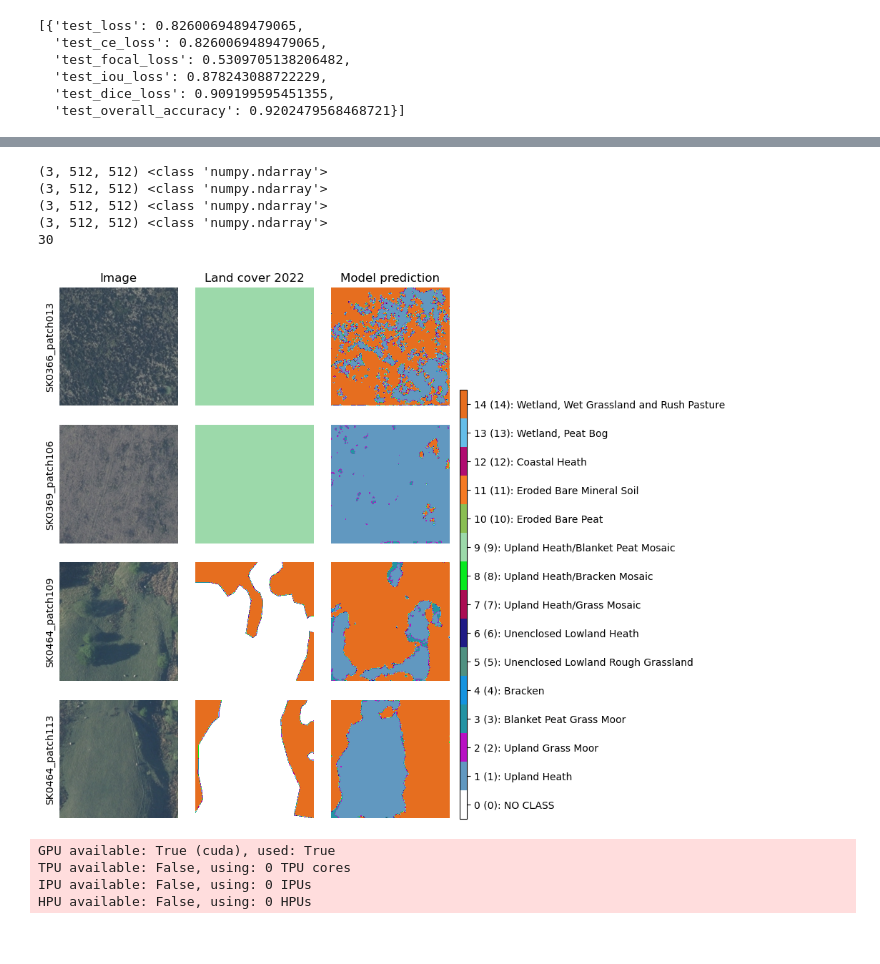
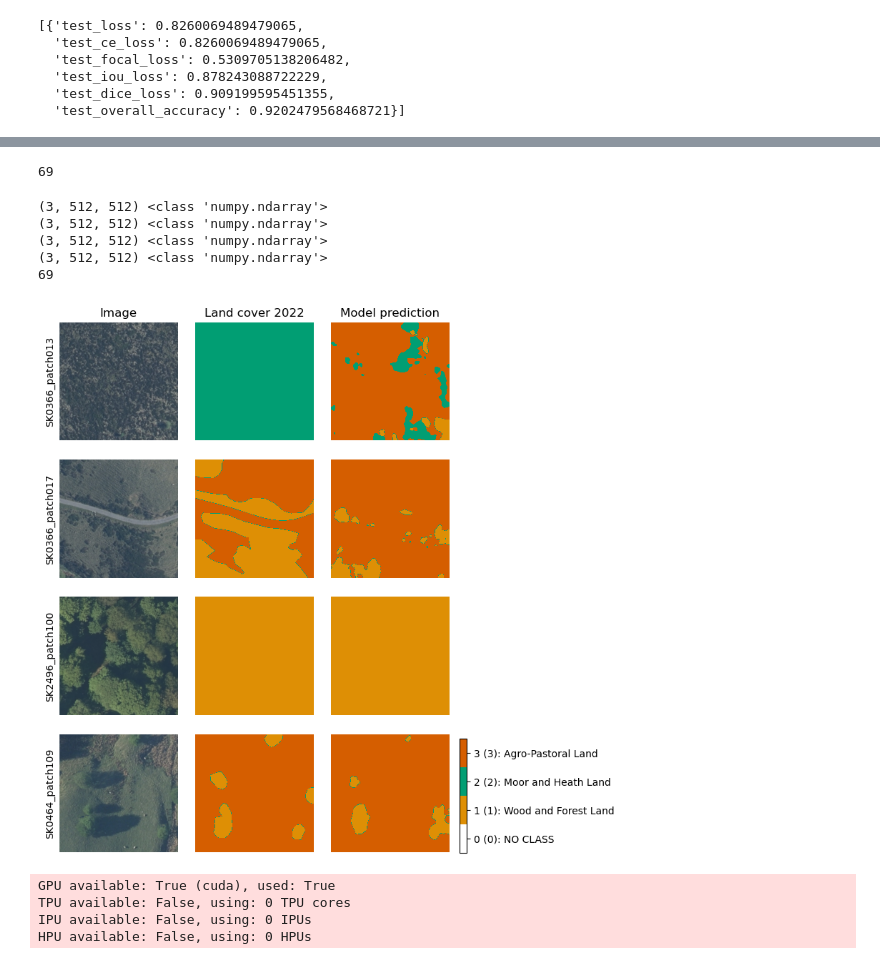
Before and after one commit to pdnpa/cnn-land-cover, a Jupyter notebook: notebooks/Evaluate trained network.ipynb, the cells around one changed output, grey strips where cells are left out. Drawn from its saved outputs; the diff is of its cells as text; code cells hidden in the pictures.

```diff
--- a/notebooks/Evaluate trained network.ipynb
+++ b/notebooks/Evaluate trained network.ipynb
@@ -97,0 +96,2 @@ Instance LCU_2023-03-21-1844 of LandCoverUNet class
+# %%
+LCU.dict_training_details['tile_patch_train_test_split_dict_path'] =
@@ -106,7 +108,8 @@ mask_suffix_test_ds = '_lc_2022_detailed_mask.npy'
 path_mapping_dict='/home/tplas/repos/cnn-land-cover/content/label_mapping_dicts/label_mapping_dict__main_categories_F3inDE_noFGH__2023-03-17-0957.pkl'
 
 
-with open('../content/evaluation_sample_50tiles/train_test_split_80tiles.pkl', 'rb') as f:
+# with open('../content/evaluation_sample_50tiles/train_test_split_80tiles_2023-03-22-2131.pkl', 'rb') as f:
+with open('../content/evaluation_sample_50tiles/train_test_split_80tiles_2023-03-21-1600.pkl', 'rb') as f:
             dict_tile_patches = pickle.load(f)
             tile_patch_train = dict_tile_patches['train']
             tile_patch_test = dict_tile_patches['test']
@@ -130,0 +138,3 @@ Removed 0 patches with no class
+# %%
+cp_path = '/home/tplas//models/lightning_logs/version_69/checkpoints/early_stop_checkpoint-epoch=56-val_loss=0.54.ckpt'
+LCU.load_from_checkpoint(cp_path)
@@ -254,10 +224,10 @@ df_info_models[df_info_models['dict_mapping'] == 'main_categories_F3inDE_noFGH']
 | 15 | LCU_2023-03-22-0407.data | efficientnet-b1 | focal_loss | 0.948929 | main_categories_F3inDE_noFGH |
 # %%
 # model_id +=1
-model_id = 9 + 5
-print(model_id)
-LCU = lcm.load_model(filename=model_names[model_id])
-LCU.eval()
+# model_id = 9 + 5
+# print(model_id)
+# LCU = lcm.load_model(filename=model_names[model_id])
+# LCU.eval()
 acc = LCU.test_confusion_mat[1:, 1:].diagonal().sum() / LCU.test_confusion_mat[1:, 1:].sum()
 print(acc)
 _ = lcv.plot_confusion_summary(LCU, normalise_hm=True, fmt_annot='.1f', text_under_mat=True)
@@ -376,22 +343,26 @@ test_ds.df_patches[test_ds.df_patches['tile_name'] == 'SK0366']
+# %%
+LCU.logger.versionSK1357
+# %% [output]
+69
 # %%
 # kk += 4
-kk = 30
+kk = 69
 tmp_batch, names_patches = lcm.get_batch_from_ds(ds=test_ds,
                                                  batch_size=4, start_ind=kk)
 _ = lcm.predict_single_batch_from_testdl_or_batch(model=LCU, batch=tmp_batch,
                                         #  test_dl=test_dl,
                                          preprocessing_fun=test_ds.preprocessing_func,
                                          lc_class_name_list=test_ds.class_name_list,
                                          unique_labels_array=test_ds.unique_labels_arr,
                                          names_patches=names_patches)
 print(kk)
 # %% [output]
 (3, 512, 512) <class 'numpy.ndarray'>
 (3, 512, 512) <class 'numpy.ndarray'>
 (3, 512, 512) <class 'numpy.ndarray'>
 (3, 512, 512) <class 'numpy.ndarray'>
-30
+69
-[figure, old version]
+[figure, new version]
 # %%
 trainer = pl.Trainer(max_epochs=10, accelerator='gpu', devices=1)  # run on GPU; and set max_epochs.
 # %% [output]
```
Also changed, not shown: parts of 15 cells of this notebook, 3 other files.
